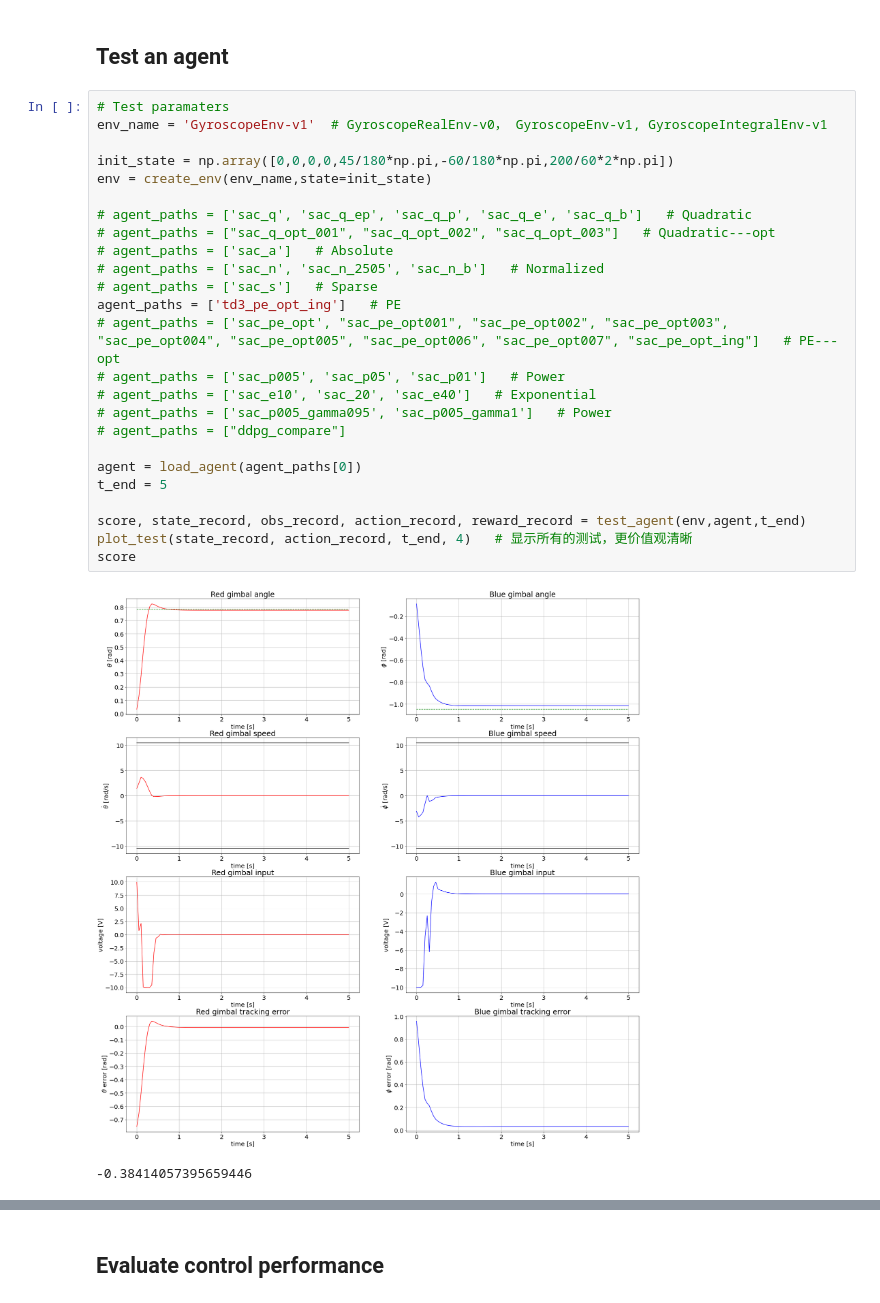
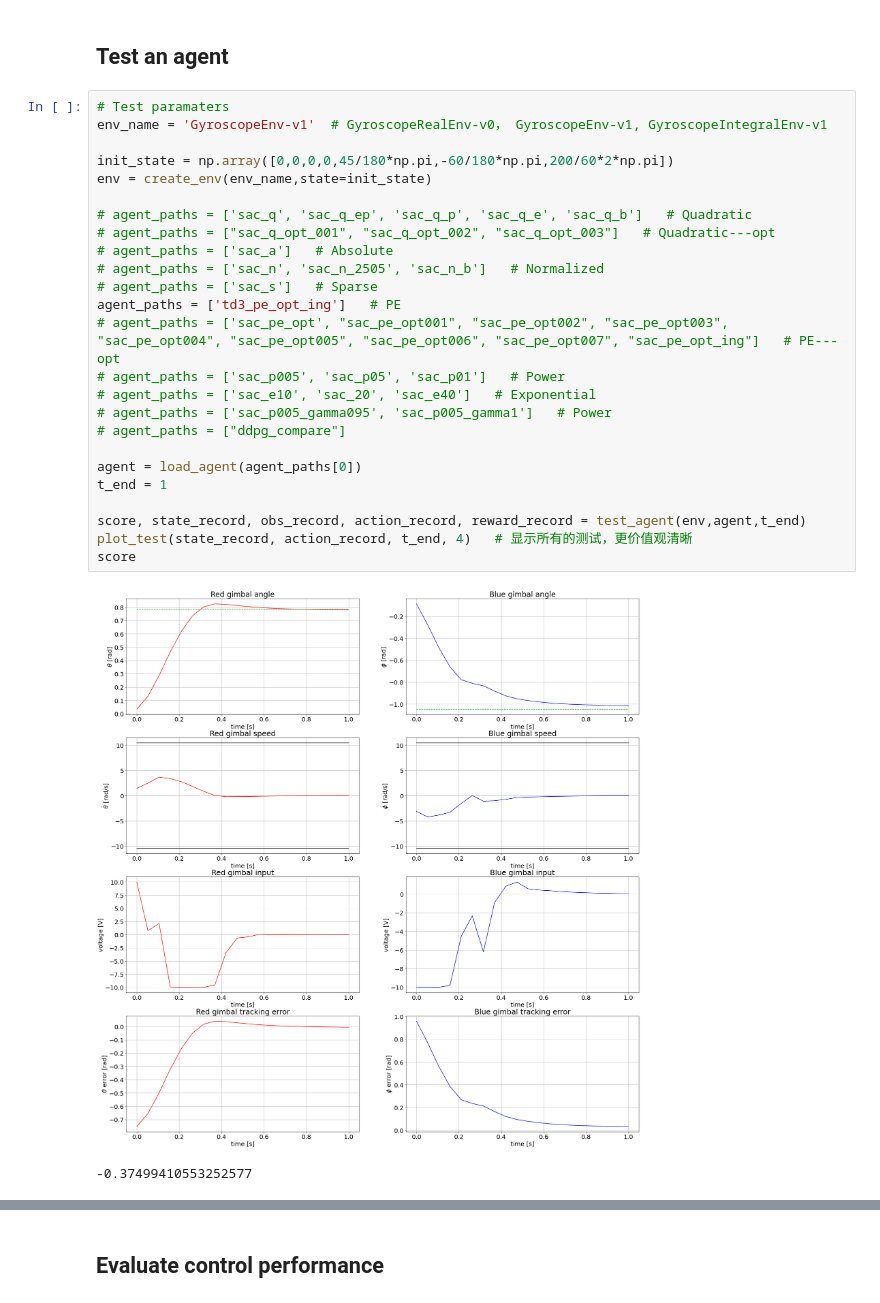
Before and after one commit to YanXiong-UCAS/Gyro_MBRL, a Jupyter notebook: Gyro_MBRL/code/Basic_code/td3_reward_function_comparision/reward_testing.ipynb, the cells around one changed output, grey strips where cells are left out. Cells and saved outputs as stored; diff of their text form.

```diff
--- a/Gyro_MBRL/code/Basic_code/td3_reward_function_comparision/reward_testing.ipynb
+++ b/Gyro_MBRL/code/Basic_code/td3_reward_function_comparision/reward_testing.ipynb
@@ -87,31 +71,31 @@ plt.savefig('tmp.png')
 # %%
 # Test paramaters
 env_name = 'GyroscopeEnv-v1'  # GyroscopeRealEnv-v0， GyroscopeEnv-v1, GyroscopeIntegralEnv-v1
 
 init_state = np.array([0,0,0,0,45/180*np.pi,-60/180*np.pi,200/60*2*np.pi])
 env = create_env(env_name,state=init_state)
 
 # agent_paths = ['sac_q', 'sac_q_ep', 'sac_q_p', 'sac_q_e', 'sac_q_b']   # Quadratic
 # agent_paths = ["sac_q_opt_001", "sac_q_opt_002", "sac_q_opt_003"]   # Quadratic---opt
 # agent_paths = ['sac_a']   # Absolute
 # agent_paths = ['sac_n', 'sac_n_2505', 'sac_n_b']   # Normalized
 # agent_paths = ['sac_s']   # Sparse
 agent_paths = ['td3_pe_opt_ing']   # PE
 # agent_paths = ['sac_pe_opt', "sac_pe_opt001", "sac_pe_opt002", "sac_pe_opt003", "sac_pe_opt004", "sac_pe_opt005", "sac_pe_opt006", "sac_pe_opt007", "sac_pe_opt_ing"]   # PE---opt
 # agent_paths = ['sac_p005', 'sac_p05', 'sac_p01']   # Power
 # agent_paths = ['sac_e10', 'sac_20', 'sac_e40']   # Exponential
 # agent_paths = ['sac_p005_gamma095', 'sac_p005_gamma1']   # Power
 # agent_paths = ["ddpg_compare"]
 
 agent = load_agent(agent_paths[0])
-t_end = 5
+t_end = 1
 
 score, state_record, obs_record, action_record, reward_record = test_agent(env,agent,t_end)
 plot_test(state_record, action_record, t_end, 4)   # 显示所有的测试，更价值观清晰
 score
 # %% [output]
-[figure, old version]
+[figure, new version]
--0.38414057395659446
+-0.37499410553252577
 # %%
 time = np.linspace(0, t_end, len(state_record))
 n = 1
```
Also changed, not shown: parts of 4 cells of this notebook, 9 other files.
